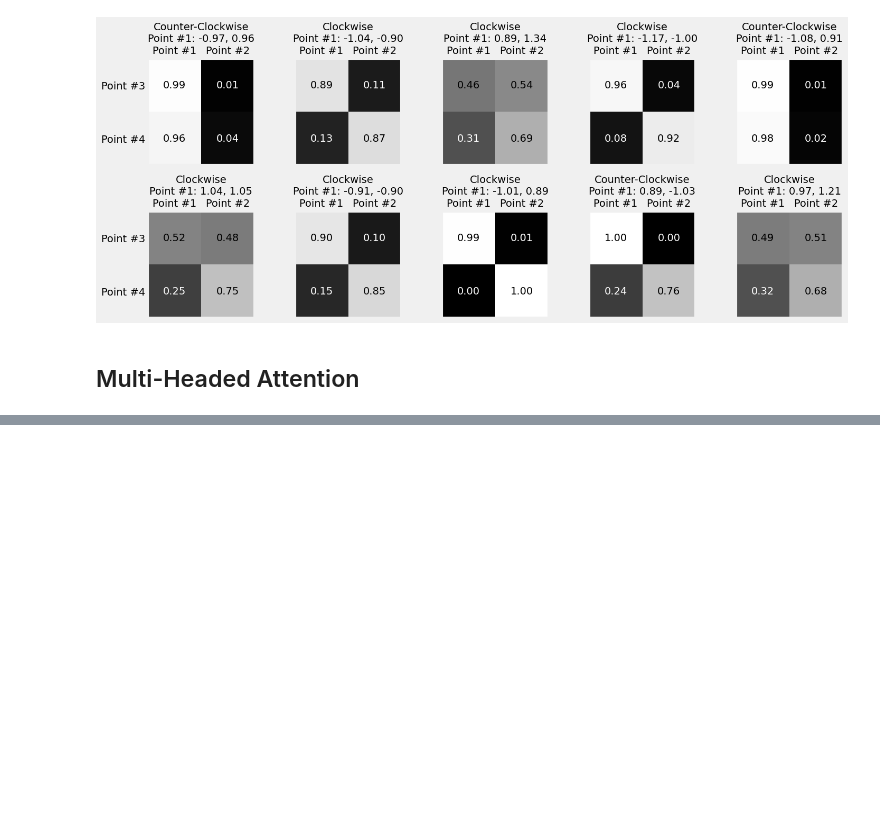
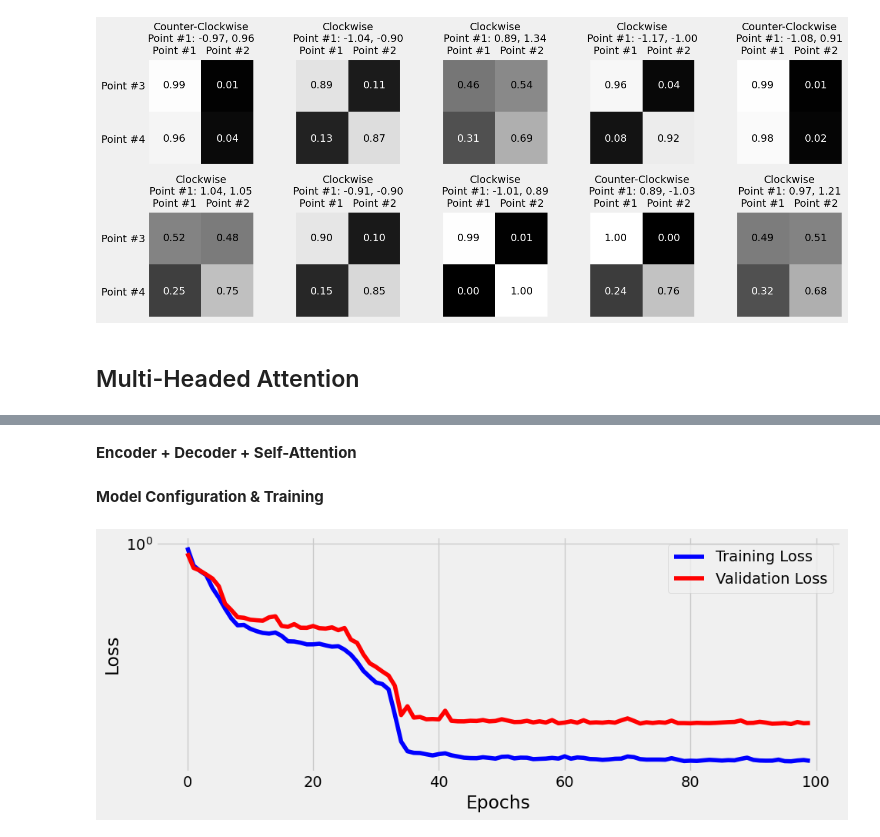
Before and after one commit to ejaj/pytorch-deep, a Jupyter notebook: Sequence-to-Sequence.ipynb, the cells around one changed output, grey strips where cells are left out. Saved outputs shown, nothing was run; the diff lists cells and outputs as text; code cells hidden in the pictures; blank space fills up the shorter version.

Commit message:
1D con, attention, encoder-decoder,pad-pack

```diff
--- a/Sequence-to-Sequence.ipynb
+++ b/Sequence-to-Sequence.ipynb
@@ -643,0 +759,4 @@ class MultiHeadAttention(nn.Module):
+# %%
+trg_masks = subsequent_mask(2)
+out = decself(inputs, trg_masks)
+out
@@ -643,0 +766,3 @@ class MultiHeadAttention(nn.Module):
+# %%
+inputs = torch.cat([inputs, out[:, -1:, :]], dim=-2)
+inputs
@@ -643,0 +778,2 @@ class MultiHeadAttention(nn.Module):
+# %% [markdown]
+**Encoder + Decoder + Self-Attention**
@@ -643,0 +838,17 @@ class MultiHeadAttention(nn.Module):
+# %% [markdown]
+**Model Configuration & Training**
+# %%
+torch.manual_seed(23)
+encself = EncoderSelfAttn(n_heads=3, d_model=2, ff_units=10, n_features=2)
+decself = DecoderSelfAttn(n_heads=3, d_model=2, ff_units=10, n_features=2)
+model = EncoderDecoderSelfAttn(encself, decself, input_len=2, target_len=2)
+loss = nn.MSELoss()
+optimizer = optim.Adam(model.parameters(), lr=0.01)
+# %%
+sbs_seq_selfattn = StepByStep(model, loss, optimizer)
+sbs_seq_selfattn.set_loaders(train_loader, test_loader)
+sbs_seq_selfattn.train(100)
+# %%
+fig = sbs_seq_selfattn.plot_losses()
+# %% [output]
+[figure, added]
```
Also changed, not shown: parts of 49 cells of this notebook, 4 other files.
